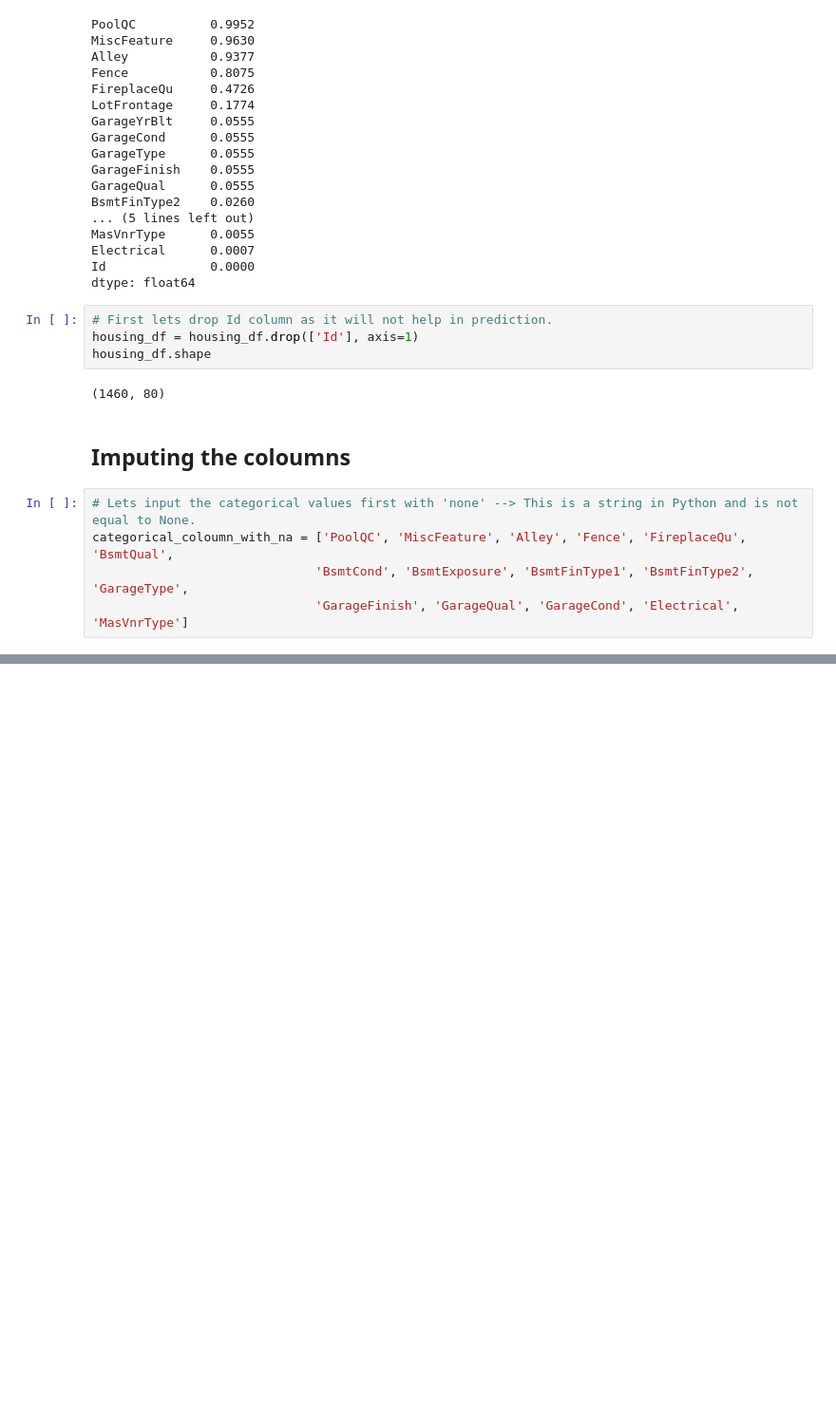
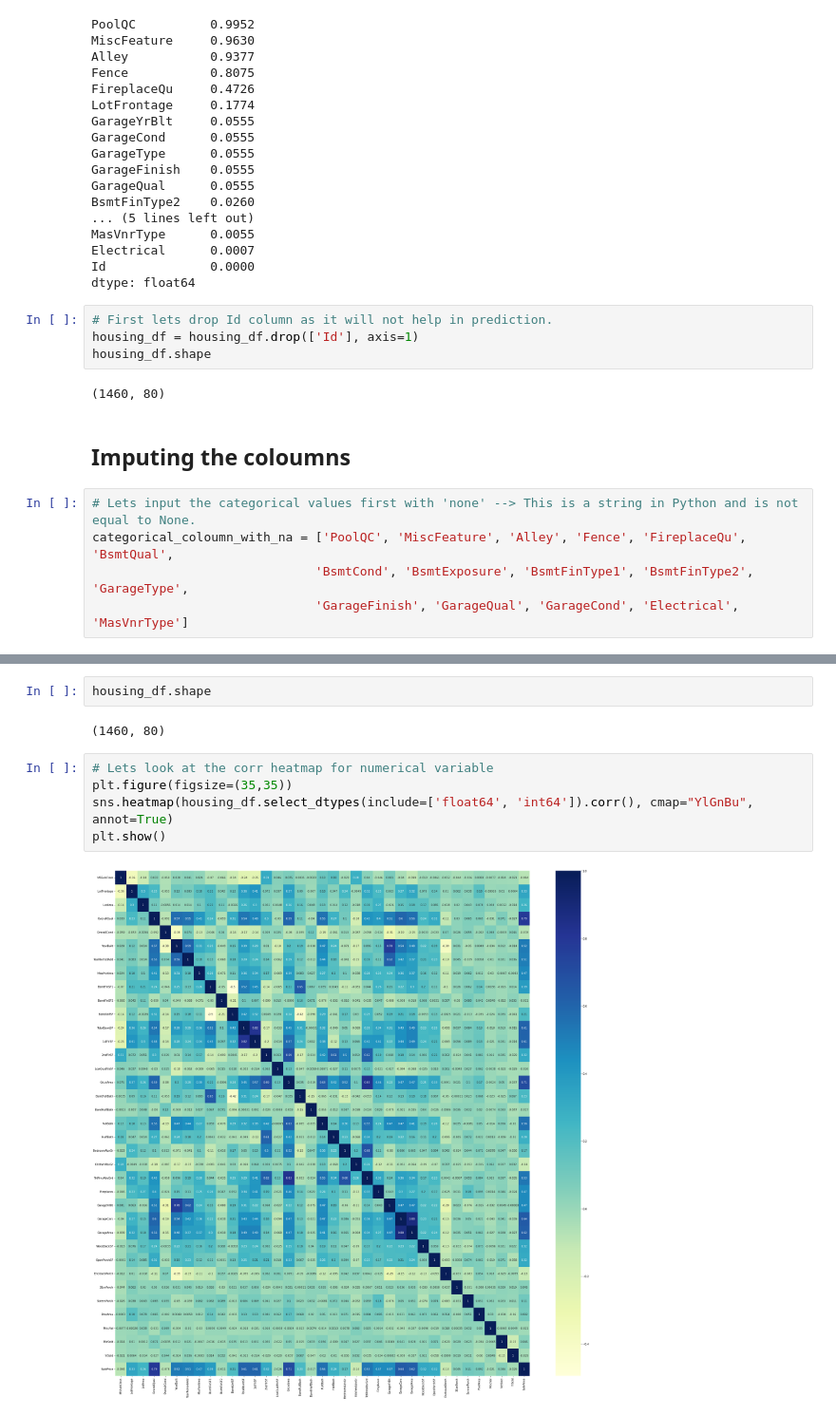
Before and after one commit to kc11381/Housing_Price_Prediction_Case_Study, a Jupyter notebook: house_price_prediction.ipynb, the cells around one changed output, grey strips where cells are left out. Shown at 95% size. Drawn from its saved outputs; the diff is of its cells as text; blank space fills up the shorter version.

Commit message:
added heatmap

```diff
--- a/house_price_prediction.ipynb
+++ b/house_price_prediction.ipynb
@@ -214,0 +215,11 @@ dtype: float64
+# %%
+housing_df.shape
+# %% [output]
+(1460, 80)
+# %%
+# Lets look at the corr heatmap for numerical variable
+plt.figure(figsize=(35,35))
+sns.heatmap(housing_df.select_dtypes(include=['float64', 'int64']).corr(), cmap="YlGnBu", annot=True)
+plt.show()
+# %% [output]
+[figure, added]
```
Also changed, not shown: parts of 17 cells of this notebook.
